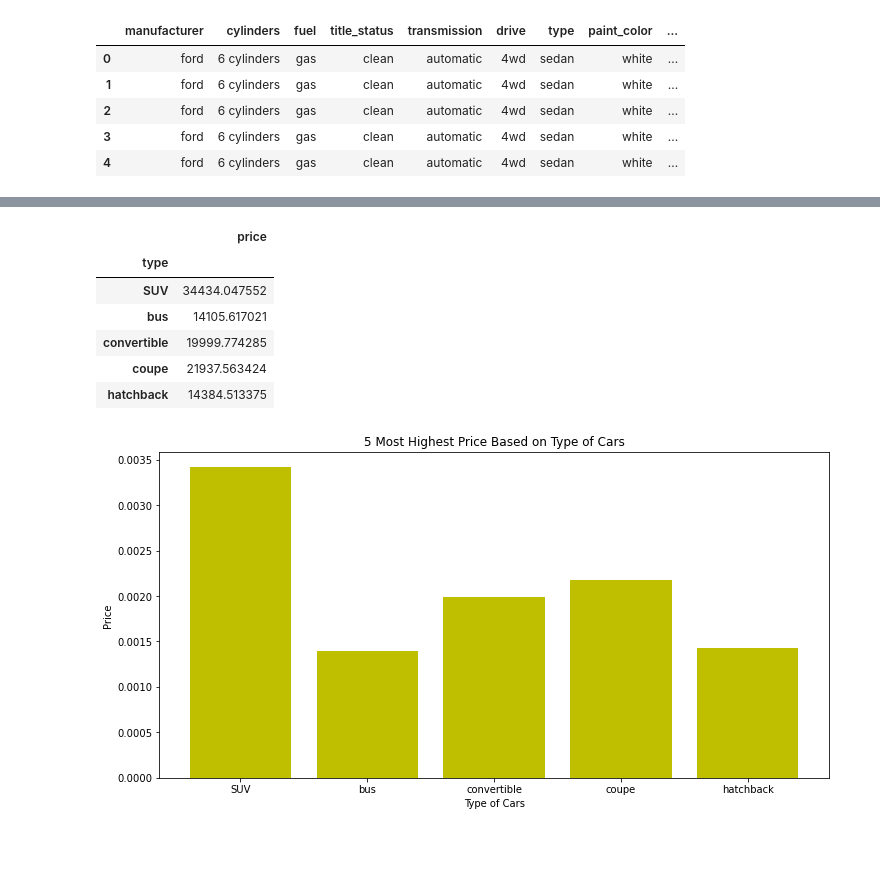
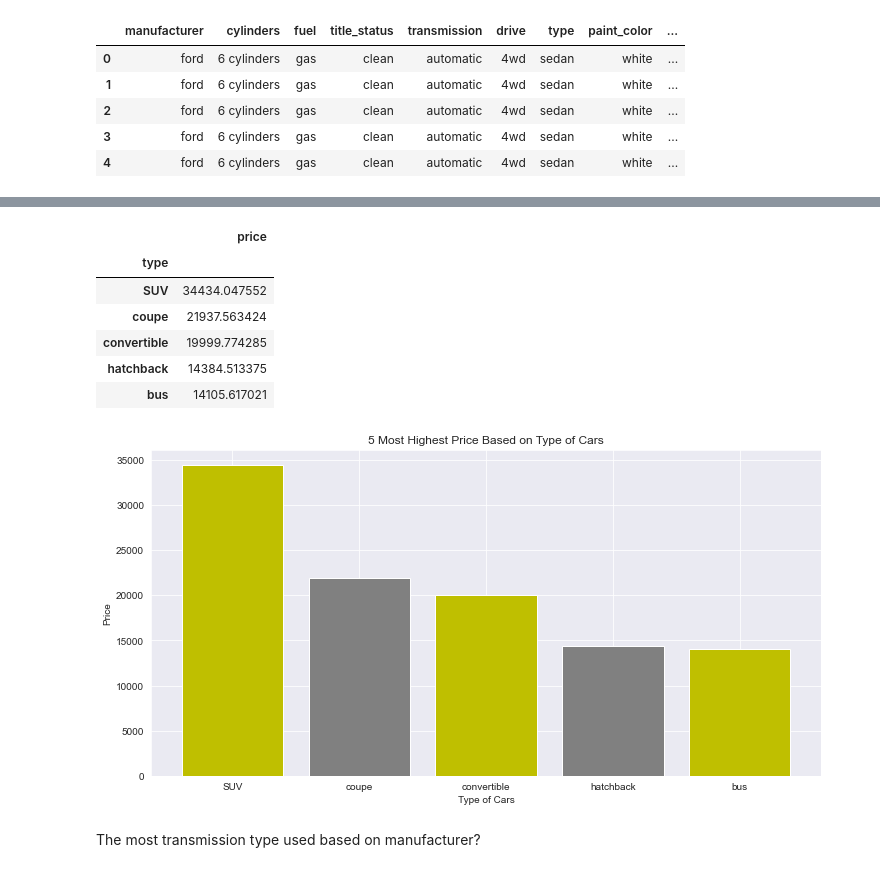
Before and after one commit to REHAB199/Used-Cars-EDA, a Jupyter notebook: used cars project.ipynb, the cells around one changed output, grey strips where cells are left out. Cells and saved outputs as stored; diff of their text form; code cells hidden in the pictures; blank space fills up the shorter version.

```diff
--- a/used cars project.ipynb
+++ b/used cars project.ipynb
@@ -181,7 +181,7 @@ memory usage: 84.7+ MB
 # %%
 # clean data
 # %%
-drop_cols =['url','image_url', 'size', 'VIN']
+drop_cols =['url','image_url', 'size', 'VIN','county']
 df.drop(columns=drop_cols , axis=1, inplace=True)
 
 df.head()
@@ -394,24 +449,30 @@ Text(0, 0.5, 'Number of cars on sale')
 # %%
 joins = df[['manufacturer','type','price']]
-join_group = joins.groupby('type').mean().head(5)
+
+join_group =joins.groupby('type').mean().head(5).sort_values('price',ascending=False)
+
+
 join_group
 # %% [output]
 |  | price |
 | type |  |
 | SUV | 34434.047552 |
+| coupe | 21937.563424 |
+| convertible | 19999.774285 |
+| hatchback | 14384.513375 |
 | bus | 14105.617021 |
-| convertible | 19999.774285 |
-| coupe | 21937.563424 |
-| hatchback | 14384.513375 |
 # %%
+
 plt.figure(figsize=(12,6))
 
 x=range(5)
-plt.bar(x,join_group['price']/6**9, color="y")
+plt.bar(x,join_group['price'], color=['y','grey'])
 plt.xticks(x,join_group.index)
 plt.xlabel('Type of Cars')
 plt.ylabel('Price')
 plt.title('5 Most Highest Price Based on Type of Cars')
 plt.show()
 # %% [output]
-[figure, old version]
+[figure, new version]
+# %% [markdown]
+The most transmission type used based on manufacturer?
```
Also changed, not shown: parts of 33 cells of this notebook.
